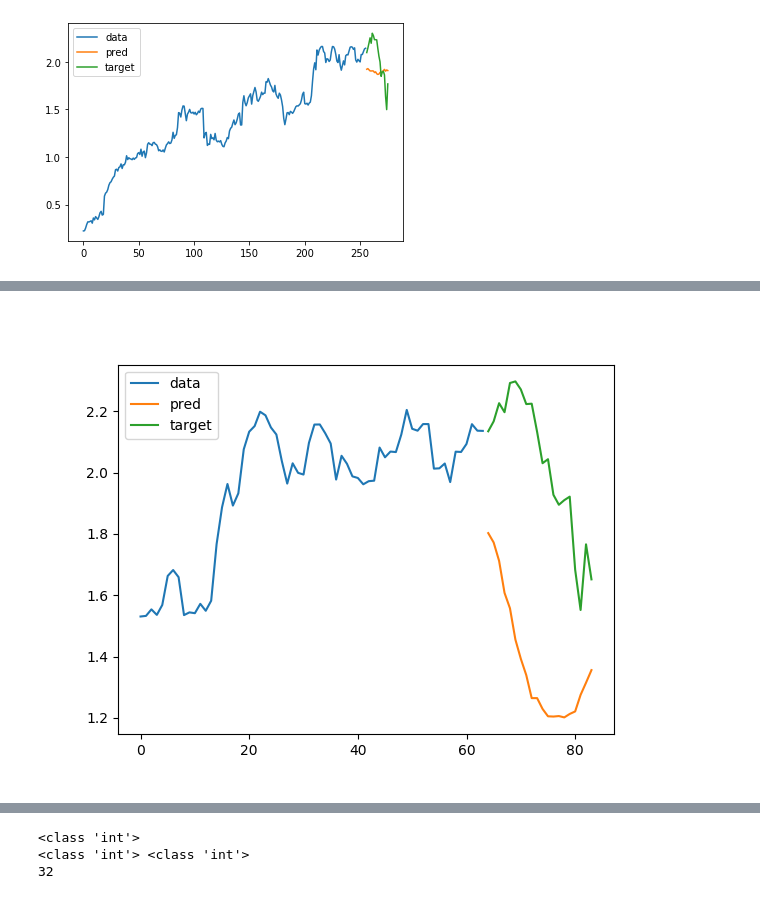
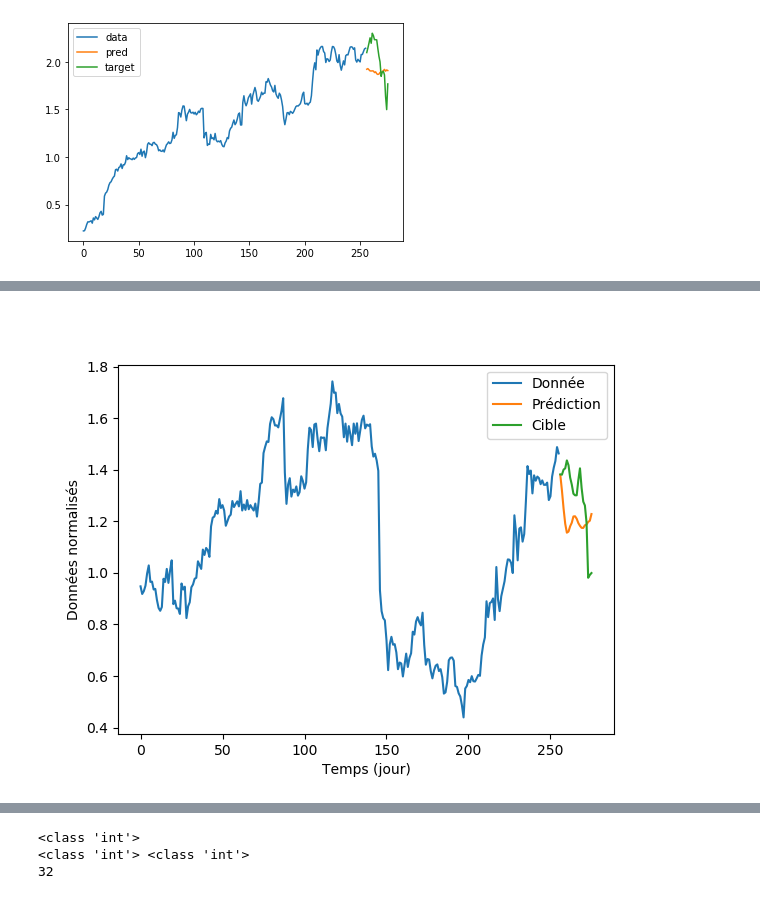
Before and after one commit to mdurandgasselin/IFT-725-TimeSeries, a Jupyter notebook: test_seriesNet.ipynb, the cells around one changed output, grey strips where cells are left out. Saved outputs shown, nothing was run; the diff lists cells and outputs as text; code cells hidden in the pictures.

```diff
--- a/test_seriesNet.ipynb
+++ b/test_seriesNet.ipynb
@@ -92,7 +80,7 @@ Figure(640x480)
 Figure(640x480)
 # %%
 from IPython.display import Image
-Image(filename='fig1.png')
+Image(filename='blk8_20pt_HOLX_32f_schTr_pred.png')
 # %% [output]
-[figure, old version]
+[figure, new version]
 # %%
```
Also changed, not shown: parts of 16 cells of this notebook, 4 other files.
